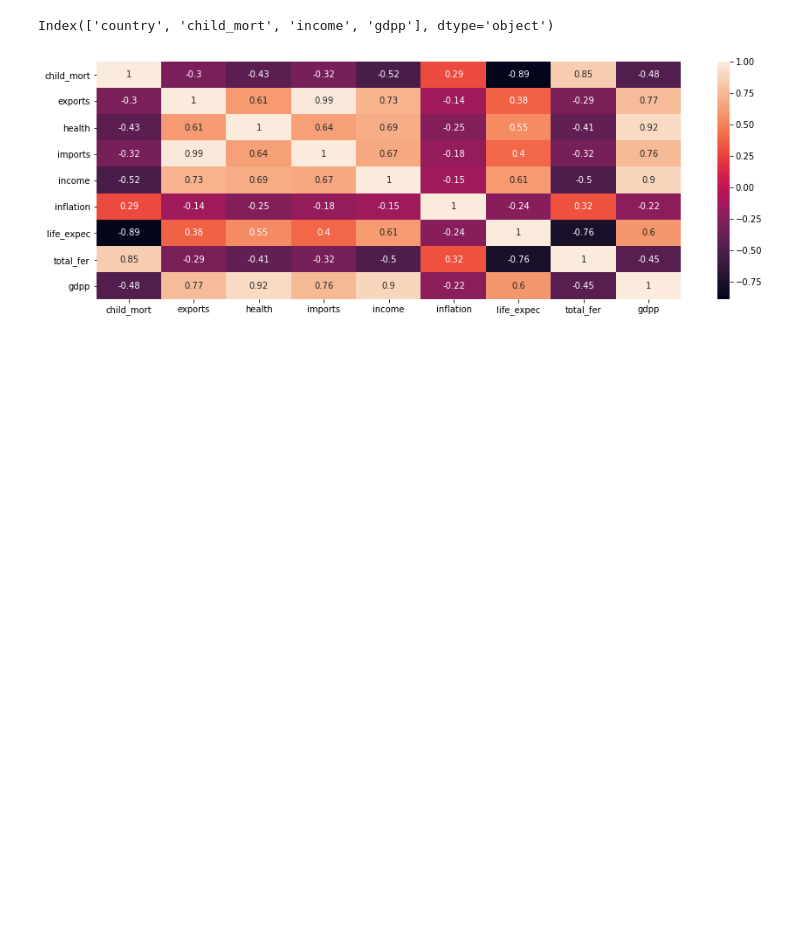
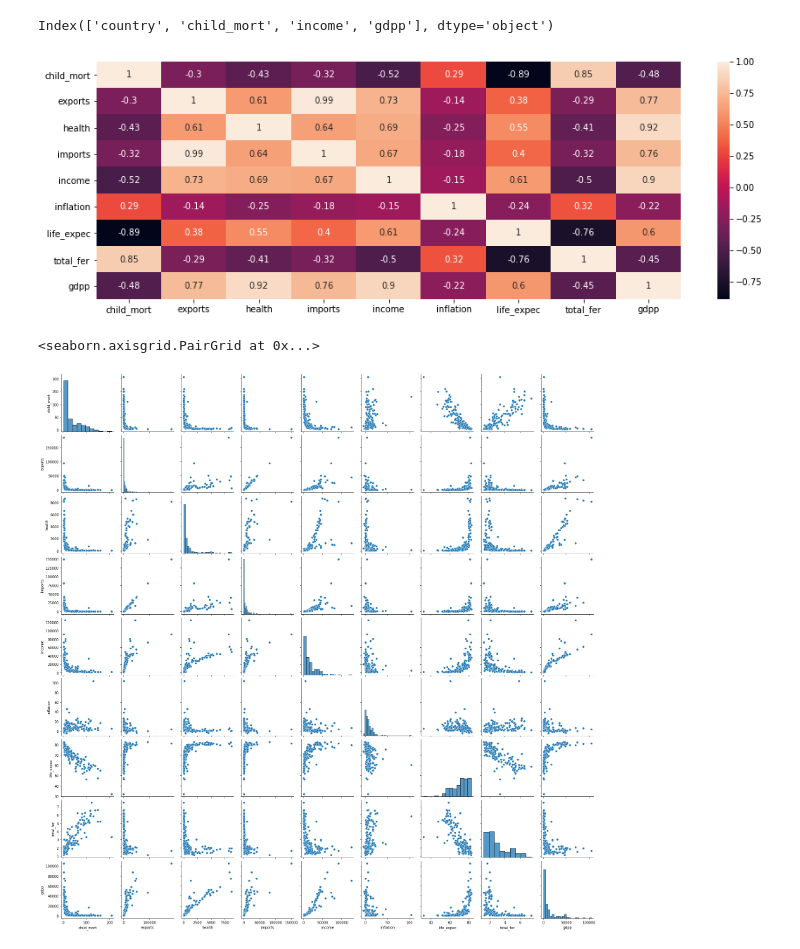
Before and after one commit to gyana-ranjan-dash/World_proverty_analysis, a Jupyter notebook: World_poverty_analysis.ipynb, the cells around one changed output. Cells and saved outputs as stored; diff of their text form; code cells hidden in the pictures; blank space fills up the shorter version.

```diff
--- a/World_poverty_analysis.ipynb
+++ b/World_poverty_analysis.ipynb
@@ -207,3 +207,8 @@ sns.heatmap(country_df.corr(), annot= True)
 plt.show()
 # %% [output]
 [figure]
+# %%
+sns.pairplot(country_df)
+# %% [output]
+<seaborn.axisgrid.PairGrid at 0x...>
+[figure, added]
```
